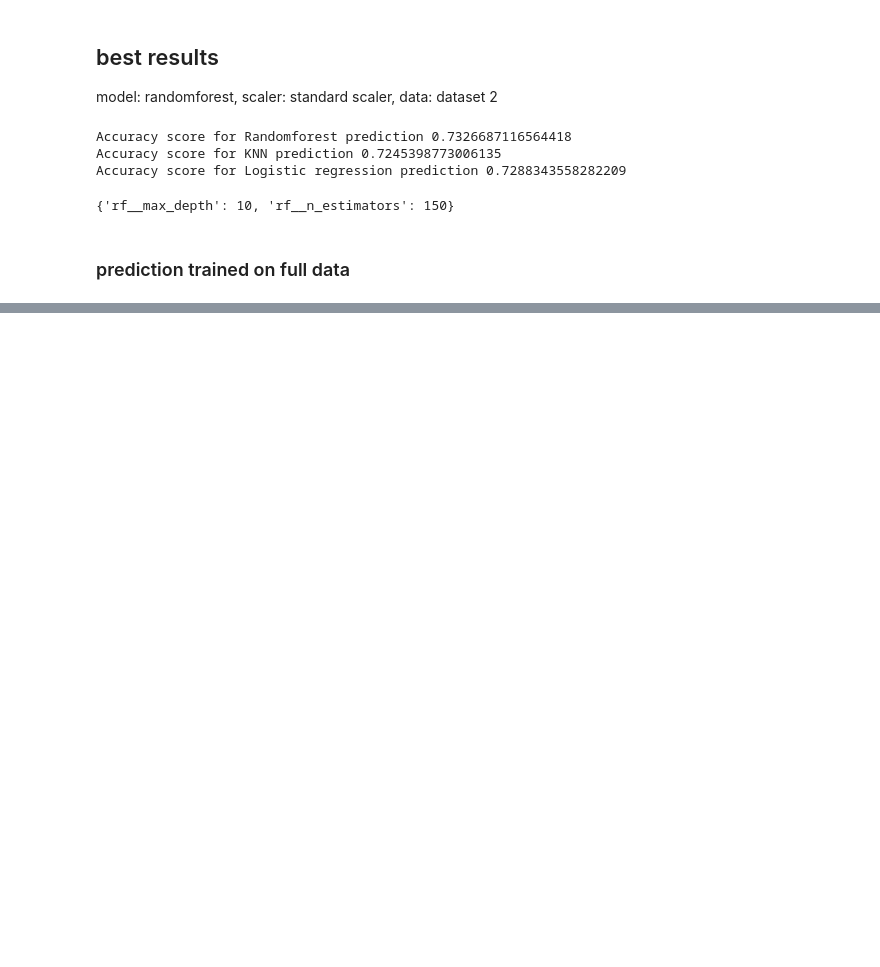
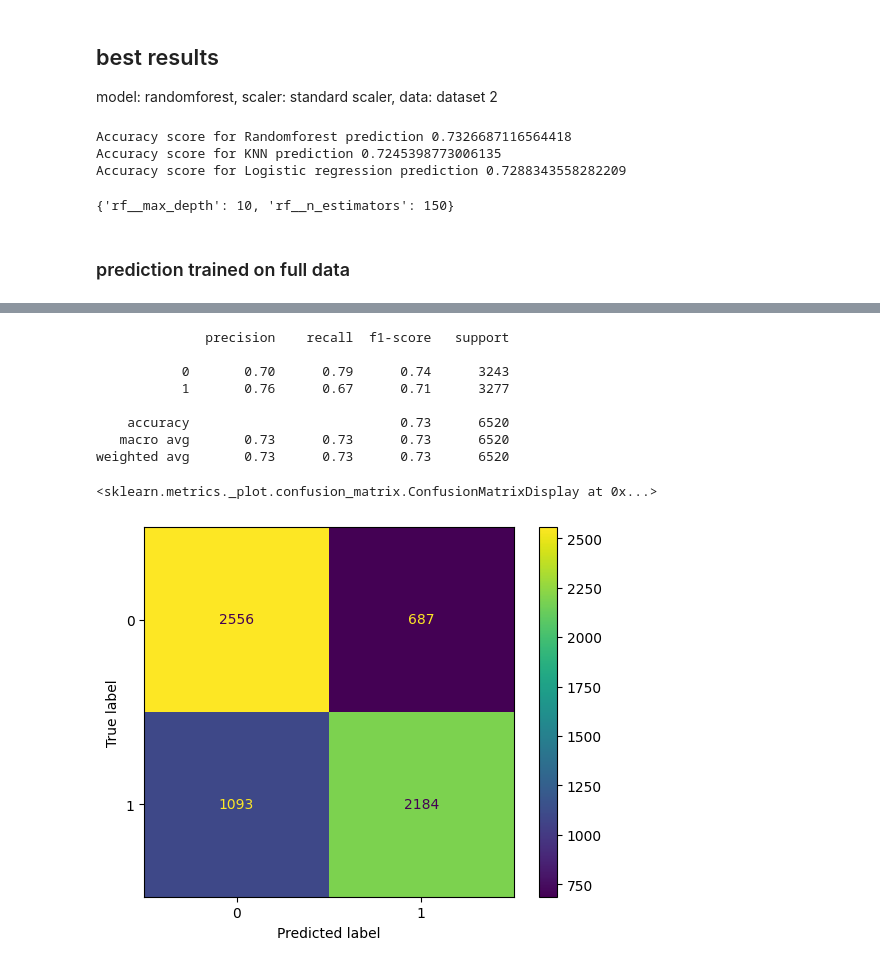
Before and after one commit to Razjoh/Machine-learning-Rasmus-Johansson, a Jupyter notebook: Labb/EDA_disease.ipynb, the cells around one changed output, grey strips where cells are left out. Cells and saved outputs as stored; diff of their text form; code cells hidden in the pictures; blank space fills up the shorter version.

```diff
--- a/Labb/EDA_disease.ipynb
+++ b/Labb/EDA_disease.ipynb
@@ -859,0 +920,15 @@ Accuracy score on full data: 0.7282208588957055
+# %%
+print(classification_report(y_test_2, log_y_pred))
+cm3 = confusion_matrix(y_test_2, log_y_pred)
+ConfusionMatrixDisplay(cm3).plot()
+# %% [output]
+              precision    recall  f1-score   support
+
+           0       0.70      0.79      0.74      3243
+           1       0.76      0.67      0.71      3277
+
+    accuracy                           0.73      6520
+   macro avg       0.73      0.73      0.73      6520
+weighted avg       0.73      0.73      0.73      6520
+<sklearn.metrics._plot.confusion_matrix.ConfusionMatrixDisplay at 0x...>
+[figure, added]
```
Also changed, not shown: parts of 5 cells of this notebook.
